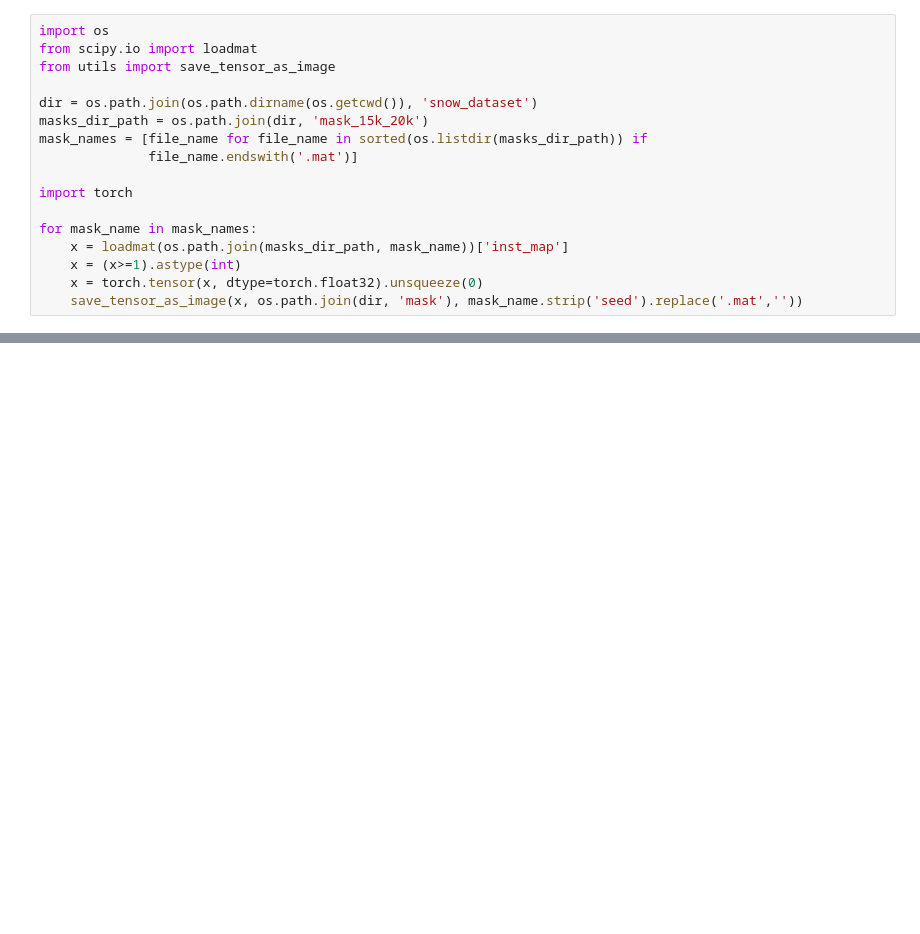
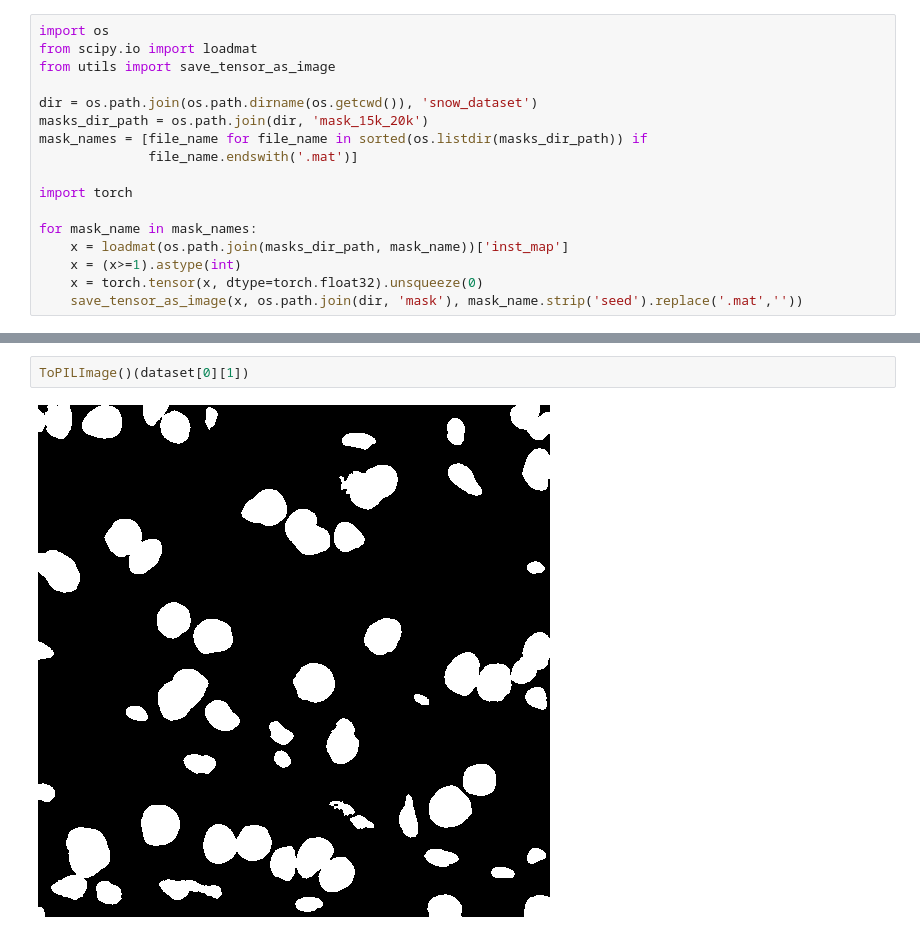
Before and after one commit to sccthomas/ECM3401_Individual_Project, a Jupyter notebook: sandbox.ipynb, the cells around one changed output, grey strips where cells are left out. Cells and saved outputs as stored; diff of their text form; blank space fills up the shorter version.

```diff
--- a/sandbox.ipynb
+++ b/sandbox.ipynb
@@ -30,0 +26,4 @@ ToPILImage()(mask)
+# %%
+ToPILImage()(dataset[0][1])
+# %% [output]
+[figure, added]
```
Also changed, not shown: parts of 7 cells of this notebook, 15 other files.
